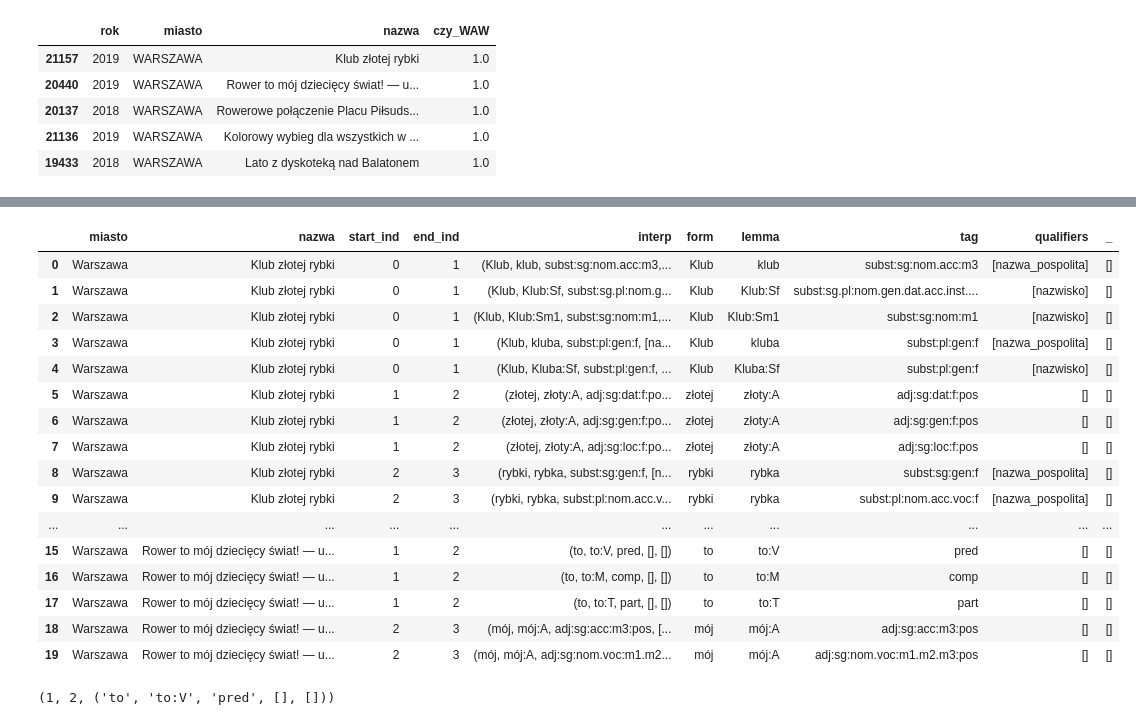
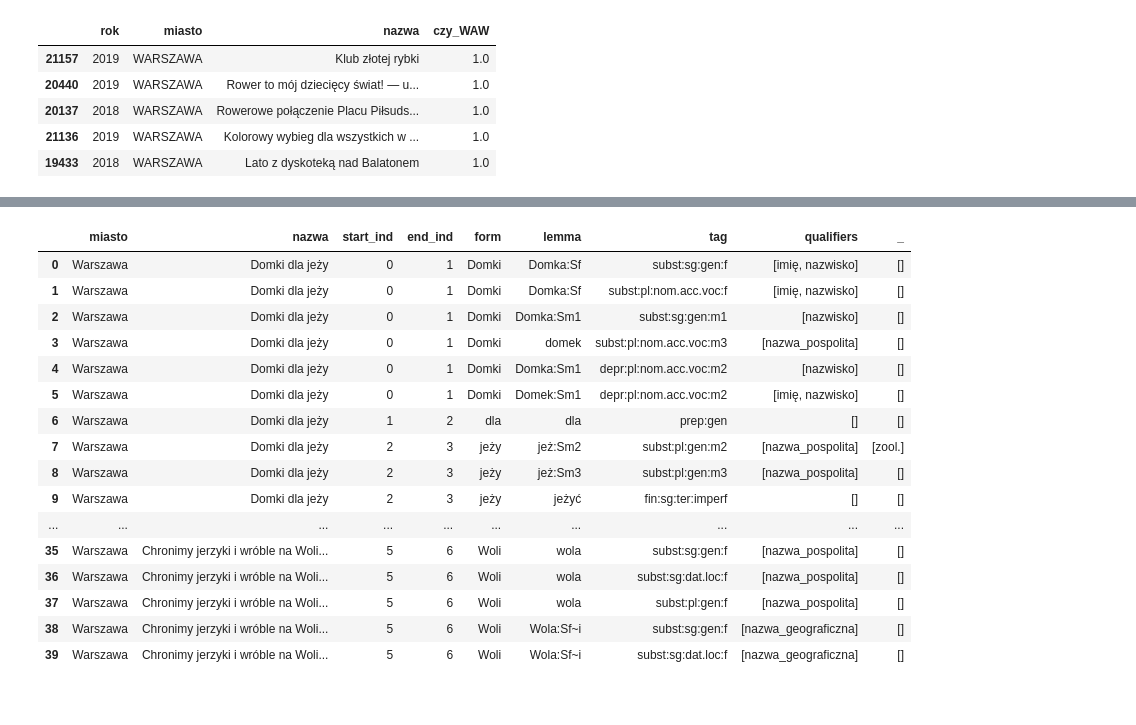
Before and after one commit to malowana/NLP_budzet_obywatelski, a Jupyter notebook: BO_analiza_morfologiczna2.ipynb, the cells around one changed output, grey strips where cells are left out. Saved outputs shown, nothing was run; the diff lists cells and outputs as text; code cells hidden in the pictures.

```diff
--- a/BO_analiza_morfologiczna2.ipynb
+++ b/BO_analiza_morfologiczna2.ipynb
@@ -188,20 +188,18 @@ df_waw2.head()
 | 19433 | 2018 | WARSZAWA | Lato z dyskoteką nad Balatonem | 1.0 |
 # %%
 df_waw_morf = pd.DataFrame()
-data3 =[]
+data4 =[]
 i = 0
 # %%
 for rows in df_waw2.rows:
   for interpretation for df_waw2.nazwa[rows]
 # %%
-for text in df_waw2.nazwa:
+for text in df_waw.nazwa:
     print(text)
     analysis = morf.analyse(text)
-    print(analysis)
     i=0
     for interpretation in analysis:
       start_ind, end_ind, interp = interpretation
       form, lemma, tag, qualifiers, _ = interpretation[2]
-      data3.append(('Warszawa', text, start_ind, end_ind, interp,form,lemma,tag,qualifiers,_))
-      print(tag)
+      data4.append(('Warszawa', text, start_ind, end_ind, form,lemma,tag,qualifiers,_))
 # %% [output]
@@ -225,26 +223,22 @@ subst:sg:inst:m3
 # %%
-cols=['miasto','nazwa','start_ind', 'end_ind', 'interp','form','lemma','tag','qualifiers','_']
-df_waw_morf3 = pd.DataFrame(data3, columns=cols)
-df_waw_morf3.head(20)
+cols=['miasto','nazwa','start_ind', 'end_ind', 'form','lemma','tag','qualifiers','_']
+df_waw_morf4 = pd.DataFrame(data4, columns=cols)
+df_waw_morf4.head(40)
 # %% [output]
-|  | miasto | nazwa | start_ind | end_ind | interp | form | lemma | tag | qualifiers | _ |
-| 0 | Warszawa | Klub złotej rybki | 0 | 1 | (Klub, klub, subst:sg:nom.acc:m3,... | Klub | klub | subst:sg:nom.acc:m3 | [nazwa_pospolita] | [] |
-| 1 | Warszawa | Klub złotej rybki | 0 | 1 | (Klub, Klub:Sf, subst:sg.pl:nom.g... | Klub | Klub:Sf | subst:sg.pl:nom.gen.dat.acc.inst.... | [nazwisko] | [] |
-| 2 | Warszawa | Klub złotej rybki | 0 | 1 | (Klub, Klub:Sm1, subst:sg:nom:m1,... | Klub | Klub:Sm1 | subst:sg:nom:m1 | [nazwisko] | [] |
-| 3 | Warszawa | Klub złotej rybki | 0 | 1 | (Klub, kluba, subst:pl:gen:f, [na... | Klub | kluba | subst:pl:gen:f | [nazwa_pospolita] | [] |
-| 4 | Warszawa | Klub złotej rybki | 0 | 1 | (Klub, Kluba:Sf, subst:pl:gen:f, ... | Klub | Kluba:Sf | subst:pl:gen:f | [nazwisko] | [] |
-| 5 | Warszawa | Klub złotej rybki | 1 | 2 | (złotej, złoty:A, adj:sg:dat:f:po... | złotej | złoty:A | adj:sg:dat:f:pos | [] | [] |
-| 6 | Warszawa | Klub złotej rybki | 1 | 2 | (złotej, złoty:A, adj:sg:gen:f:po... | złotej | złoty:A | adj:sg:gen:f:pos | [] | [] |
-| 7 | Warszawa | Klub złotej rybki | 1 | 2 | (złotej, złoty:A, adj:sg:loc:f:po... | złotej | złoty:A | adj:sg:loc:f:pos | [] | [] |
-| 8 | Warszawa | Klub złotej rybki | 2 | 3 | (rybki, rybka, subst:sg:gen:f, [n... | rybki | rybka | subst:sg:gen:f | [nazwa_pospolita] | [] |
-| 9 | Warszawa | Klub złotej rybki | 2 | 3 | (rybki, rybka, subst:pl:nom.acc.v... | rybki | rybka | subst:pl:nom.acc.voc:f | [nazwa_pospolita] | [] |
-| ... | ... | ... | ... | ... | ... | ... | ... | ... | ... | ... |
-| 15 | Warszawa | Rower to mój dziecięcy świat! — u... | 1 | 2 | (to, to:V, pred, [], []) | to | to:V | pred | [] | [] |
-| 16 | Warszawa | Rower to mój dziecięcy świat! — u... | 1 | 2 | (to, to:M, comp, [], []) | to | to:M | comp | [] | [] |
-| 17 | Warszawa | Rower to mój dziecięcy świat! — u... | 1 | 2 | (to, to:T, part, [], []) | to | to:T | part | [] | [] |
-| 18 | Warszawa | Rower to mój dziecięcy świat! — u... | 2 | 3 | (mój, mój:A, adj:sg:acc:m3:pos, [... | mój | mój:A | adj:sg:acc:m3:pos | [] | [] |
-| 19 | Warszawa | Rower to mój dziecięcy świat! — u... | 2 | 3 | (mój, mój:A, adj:sg:nom.voc:m1.m2... | mój | mój:A | adj:sg:nom.voc:m1.m2.m3:pos | [] | [] |
+|  | miasto | nazwa | start_ind | end_ind | form | lemma | tag | qualifiers | _ |
+| 0 | Warszawa | Domki dla jeży | 0 | 1 | Domki | Domka:Sf | subst:sg:gen:f | [imię, nazwisko] | [] |
+| 1 | Warszawa | Domki dla jeży | 0 | 1 | Domki | Domka:Sf | subst:pl:nom.acc.voc:f | [imię, nazwisko] | [] |
+| 2 | Warszawa | Domki dla jeży | 0 | 1 | Domki | Domka:Sm1 | subst:sg:gen:m1 | [nazwisko] | [] |
+| 3 | Warszawa | Domki dla jeży | 0 | 1 | Domki | domek | subst:pl:nom.acc.voc:m3 | [nazwa_pospolita] | [] |
+| 4 | Warszawa | Domki dla jeży | 0 | 1 | Domki | Domka:Sm1 | depr:pl:nom.acc.voc:m2 | [nazwisko] | [] |
+| 5 | Warszawa | Domki dla jeży | 0 | 1 | Domki | Domek:Sm1 | depr:pl:nom.acc.voc:m2 | [imię, nazwisko] | [] |
+| 6 | Warszawa | Domki dla jeży | 1 | 2 | dla | dla | prep:gen | [] | [] |
+| 7 | Warszawa | Domki dla jeży | 2 | 3 | jeży | jeż:Sm2 | subst:pl:gen:m2 | [nazwa_pospolita] | [zool.] |
+| 8 | Warszawa | Domki dla jeży | 2 | 3 | jeży | jeż:Sm3 | subst:pl:gen:m3 | [nazwa_pospolita] | [] |
+| 9 | Warszawa | Domki dla jeży | 2 | 3 | jeży | jeżyć | fin:sg:ter:imperf | [] | [] |
+| ... | ... | ... | ... | ... | ... | ... | ... | ... | ... |
+| 35 | Warszawa | Chronimy jerzyki i wróble na Woli... | 5 | 6 | Woli | wola | subst:sg:gen:f | [nazwa_pospolita] | [] |
+| 36 | Warszawa | Chronimy jerzyki i wróble na Woli... | 5 | 6 | Woli | wola | subst:sg:dat.loc:f | [nazwa_pospolita] | [] |
+| 37 | Warszawa | Chronimy jerzyki i wróble na Woli... | 5 | 6 | Woli | wola | subst:pl:gen:f | [nazwa_pospolita] | [] |
+| 38 | Warszawa | Chronimy jerzyki i wróble na Woli... | 5 | 6 | Woli | Wola:Sf~i | subst:sg:gen:f | [nazwa_geograficzna] | [] |
+| 39 | Warszawa | Chronimy jerzyki i wróble na Woli... | 5 | 6 | Woli | Wola:Sf~i | subst:sg:dat.loc:f | [nazwa_geograficzna] | [] |
-# %%
-df_waw_morf.analysis[11][5]
-# %% [output]
-(1, 2, ('to', 'to:V', 'pred', [], []))
```
Also changed, not shown: parts of 6 cells of this notebook.
